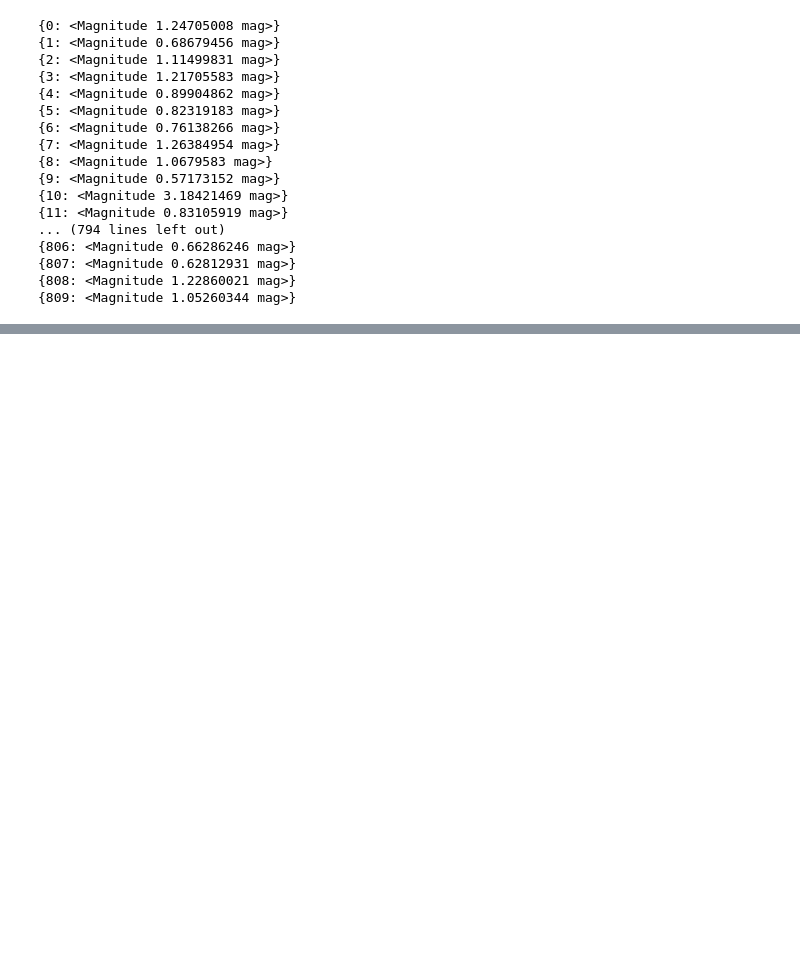
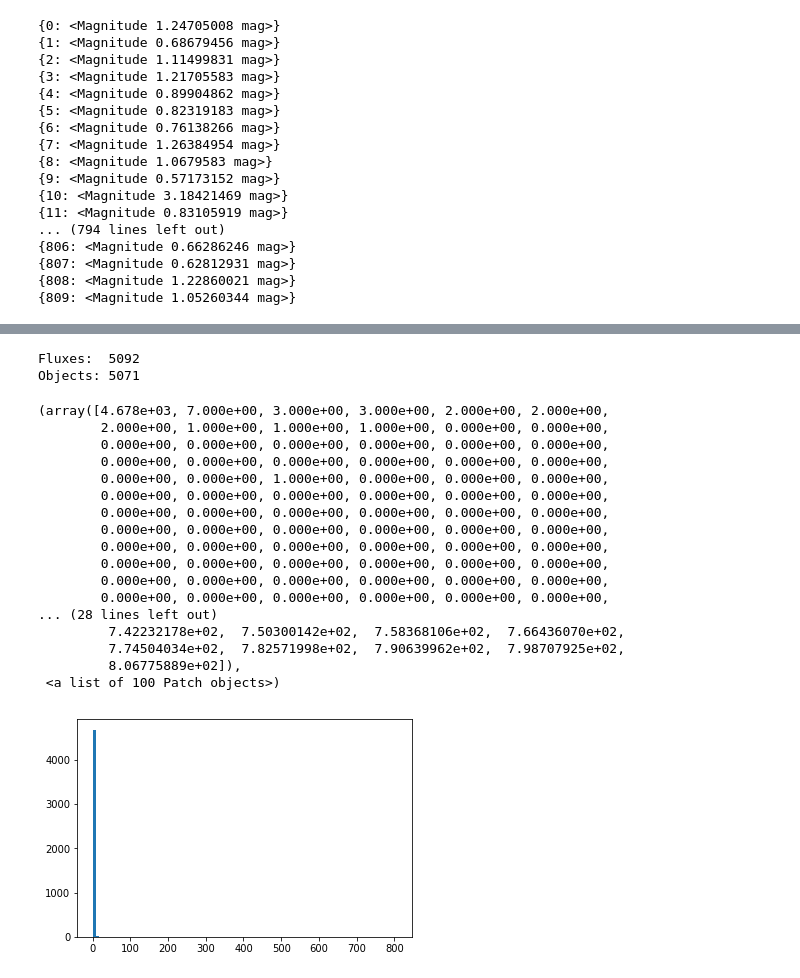
Before and after one commit to tiseever/ASTR_119_Final_Project, a Jupyter notebook: Test_Source_Detection.ipynb, the cells around one changed output, grey strips where cells are left out. Cells and saved outputs as stored; diff of their text form; code cells hidden in the pictures; blank space fills up the shorter version.

```diff
--- a/Test_Source_Detection.ipynb
+++ b/Test_Source_Detection.ipynb
@@ -175,0 +296,4 @@ for i in range(35):
+# %%
+fluxes = np.concatenate(aflux)
+fluxerrs = np.concatenate(afluxerr)
+flags = np.concatenate(aflag)
@@ -175,0 +314,30 @@ for i in range(35):
+# %%
+print('Fluxes: ',len(fluxes))
+print('Objects:',np.sum(aobjects))
+# %% [output]
+Fluxes:  5092
+Objects: 5071
+# %%
+from astropy import visualization as vis
+
+# supposed to have ~1950 bins, but the outlier at the array's start makes it impossible
+vis.hist(fluxes,100)
+# %% [output]
+(array([4.678e+03, 7.000e+00, 3.000e+00, 3.000e+00, 2.000e+00, 2.000e+00,
+        2.000e+00, 1.000e+00, 1.000e+00, 1.000e+00, 0.000e+00, 0.000e+00,
+        0.000e+00, 0.000e+00, 0.000e+00, 0.000e+00, 0.000e+00, 0.000e+00,
+        0.000e+00, 0.000e+00, 0.000e+00, 0.000e+00, 0.000e+00, 0.000e+00,
+        0.000e+00, 0.000e+00, 1.000e+00, 0.000e+00, 0.000e+00, 0.000e+00,
+        0.000e+00, 0.000e+00, 0.000e+00, 0.000e+00, 0.000e+00, 0.000e+00,
+        0.000e+00, 0.000e+00, 0.000e+00, 0.000e+00, 0.000e+00, 0.000e+00,
+        0.000e+00, 0.000e+00, 0.000e+00, 0.000e+00, 0.000e+00, 0.000e+00,
+        0.000e+00, 0.000e+00, 0.000e+00, 0.000e+00, 0.000e+00, 0.000e+00,
+        0.000e+00, 0.000e+00, 0.000e+00, 0.000e+00, 0.000e+00, 0.000e+00,
+        0.000e+00, 0.000e+00, 0.000e+00, 0.000e+00, 0.000e+00, 0.000e+00,
+        0.000e+00, 0.000e+00, 0.000e+00, 0.000e+00, 0.000e+00, 0.000e+00,
+... (28 lines left out)
+         7.42232178e+02,  7.50300142e+02,  7.58368106e+02,  7.66436070e+02,
+         7.74504034e+02,  7.82571998e+02,  7.90639962e+02,  7.98707925e+02,
+         8.06775889e+02]),
+ <a list of 100 Patch objects>)
+[figure, added]
```
Also changed, not shown: parts of 17 cells of this notebook, 1 other file.
